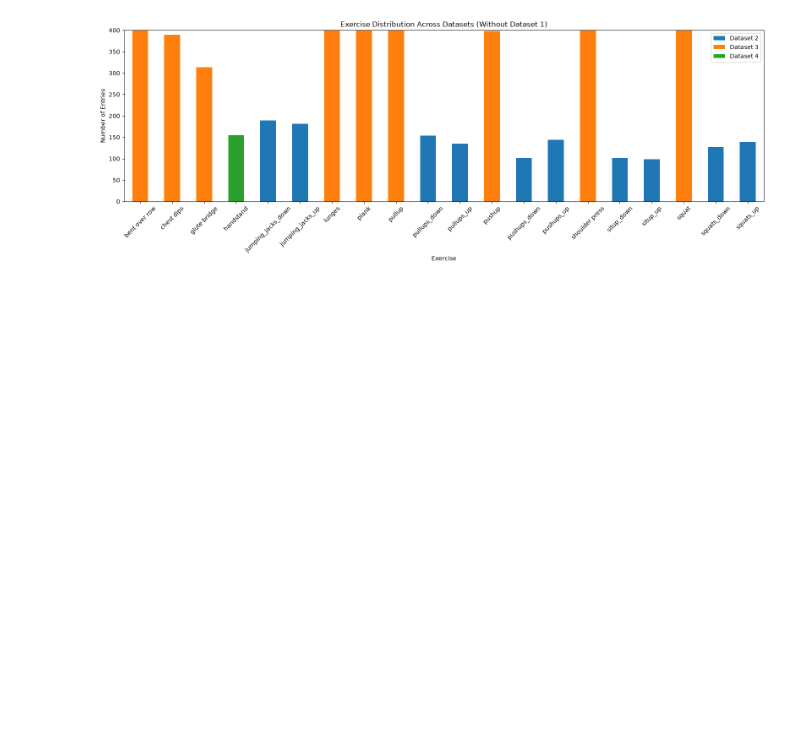
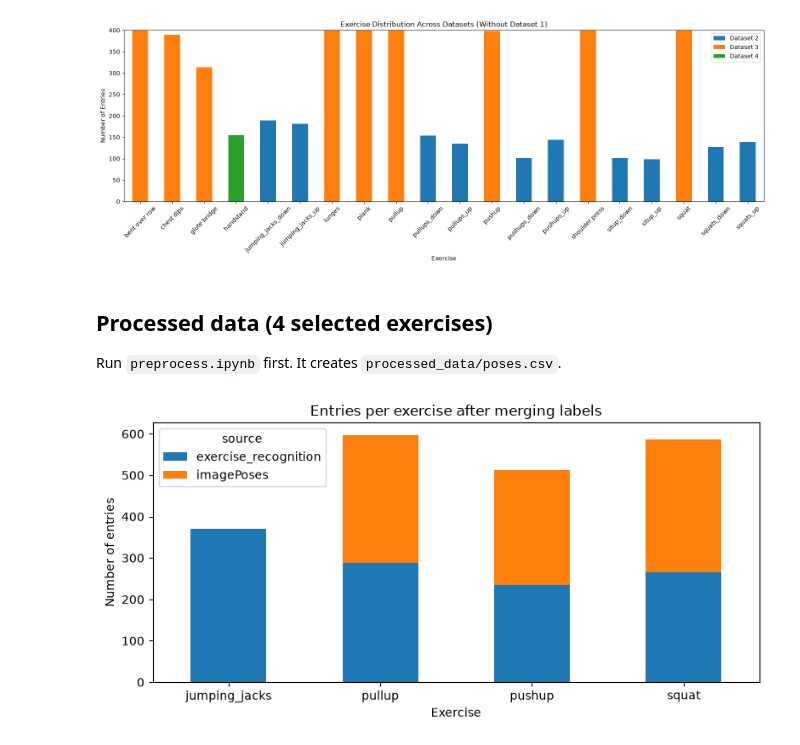
Before and after one commit to kevin-l-tran/483-project, a Jupyter notebook: preprocess/visualization.ipynb, the cells around one changed output. Cells and saved outputs as stored; diff of their text form; code cells hidden in the pictures; blank space fills up the shorter version.

Commit message:
Preprocess pushup/pullup/squat/jumping jacks into processed_data/poses.csv and add pose visualizations

```diff
--- a/preprocess/visualization.ipynb
+++ b/preprocess/visualization.ipynb
@@ -67,3 +67,25 @@ plt.tight_layout()
 plt.show()
 # %% [output]
 [figure]
+# %% [markdown]
+## Processed data (4 selected exercises)
+
+Run `preprocess.ipynb` first. It creates `processed_data/poses.csv`.
+# %%
+import numpy as np
+
+poses = pd.read_csv("../processed_data/poses.csv")
+LANDMARKS = [c[2:] for c in poses.columns if c.startswith("x_")]
+XY_COLUMNS = [c for c in poses.columns if c[:2] in ("x_", "y_")]
+EXERCISES = sorted(poses["label"].unique())
+SOURCES = sorted(poses["source"].unique())
+
+ax = pd.crosstab(poses["label"], poses["source"]).plot(kind="bar", stacked=True, figsize=(8, 4))
+ax.set_title("Entries per exercise after merging labels")
+ax.set_xlabel("Exercise")
+ax.set_ylabel("Number of entries")
+ax.tick_params(axis="x", labelrotation=0)
+plt.tight_layout()
+plt.show()
+# %% [output]
+[figure, added]
```
Also changed, not shown: parts of 6 cells of this notebook, 2 other files.
